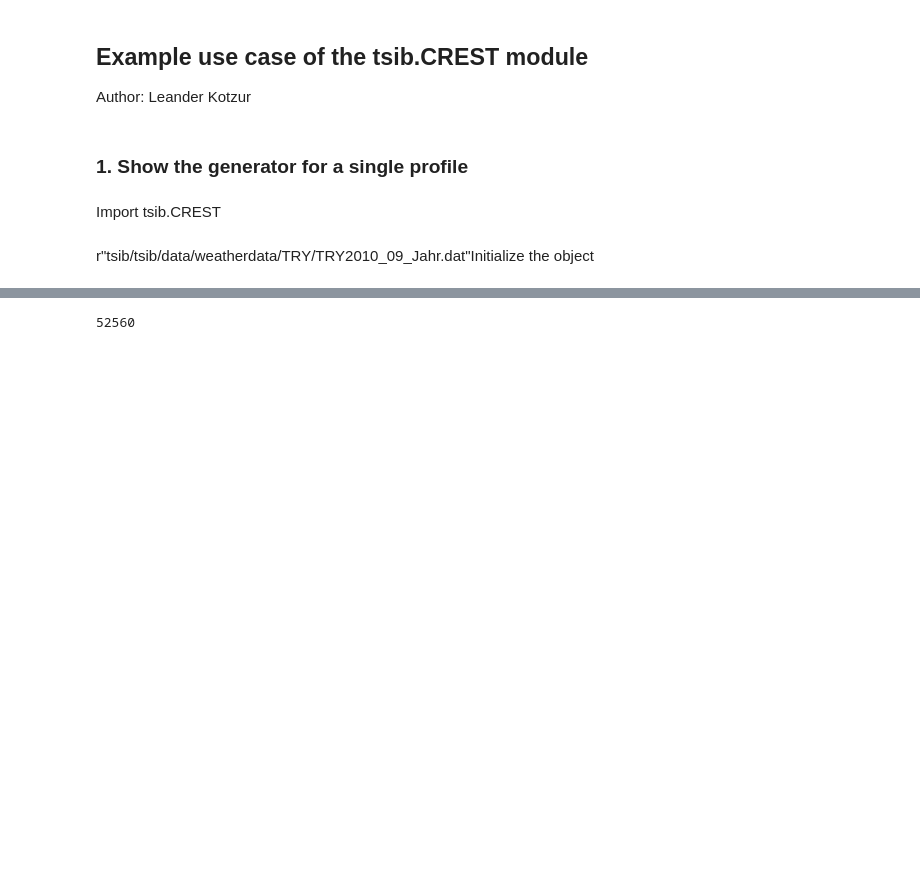
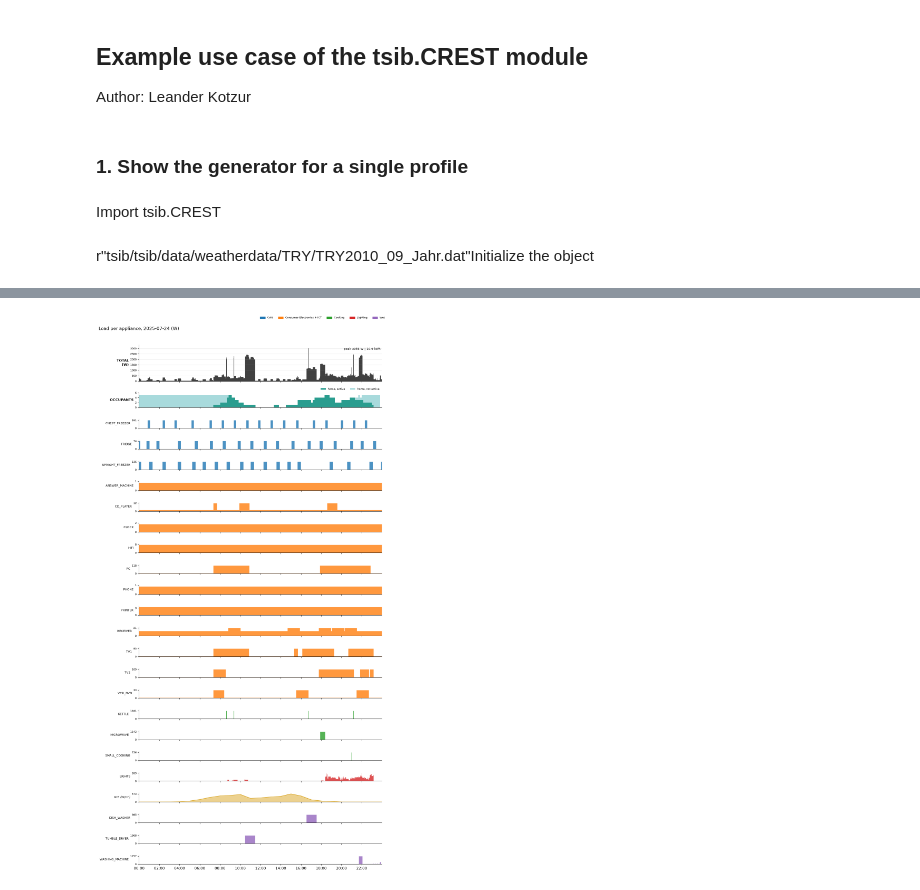
Before and after one commit to NV717/tsorb_simuflex, a Jupyter notebook: examples/CREST_simple.ipynb, the cells around one changed output, grey strips where cells are left out. Drawn from its saved outputs; the diff is of its cells as text; code cells hidden in the pictures; blank space fills up the shorter version.

```diff
--- a/examples/CREST_simple.ipynb
+++ b/examples/CREST_simple.ipynb
@@ -55,3 +73,3 @@ single = elp.ElectricalLoadProfile(get_hot_water = False, resample_mean=False, f
 # %%
-load = single.run_for_year(2015)
+load = single.run_for_year(2025)
 # %% [output]
@@ -85,4 +77,15 @@ Show profile of the occupancy activity (every 10 minutes)
-# %%
-len(single.occ_active)
-# %% [output]
-52560
+# %%
+res = single.get_rescheduled_profiles(2025)
+water = [a.get_key for a in single.app_model.loads if a.type_name == "Water heating"]
+res_plot = res.drop(columns=water, errors="ignore")
+# %%
+occ = pd.DataFrame(
+    {"OccActive": single.occ_active, "OccNotActive": single.occ_not_active},
+    index=pd.date_range("2025-01-01", periods=len(single.occ_active), freq="10min"),
+).astype(int)
+
+# occ_1min = occ.reindex(load.index, method="ffill")    # same minute grid as the load
+# both = load.join(occ_1min)                            # optional: single DataFrame
+# %%
+types = {a.get_key: a.type_name for a in single.app_model.loads
+         if a.type_name != "Water heating"}
@@ -88,0 +186,5 @@ len(single.occ_active)
+# %%
+ghi= weather["GHI"].resample("1min").mean().interpolate()
+plot_resolved_day(res_plot, "2025-07-24", types, ghi=ghi, occ=occ)
+# %% [output]
+[figure, added]
```
Also changed, not shown: parts of 15 cells of this notebook, 6 other files.
